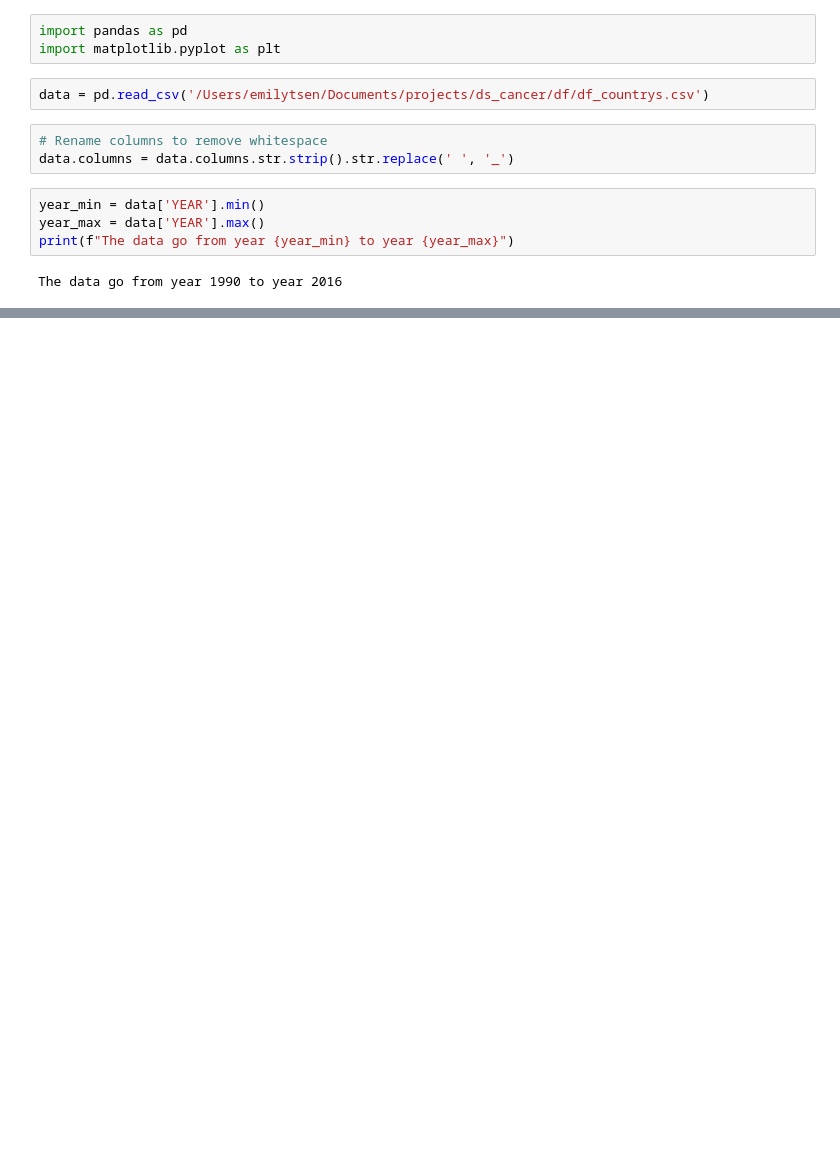
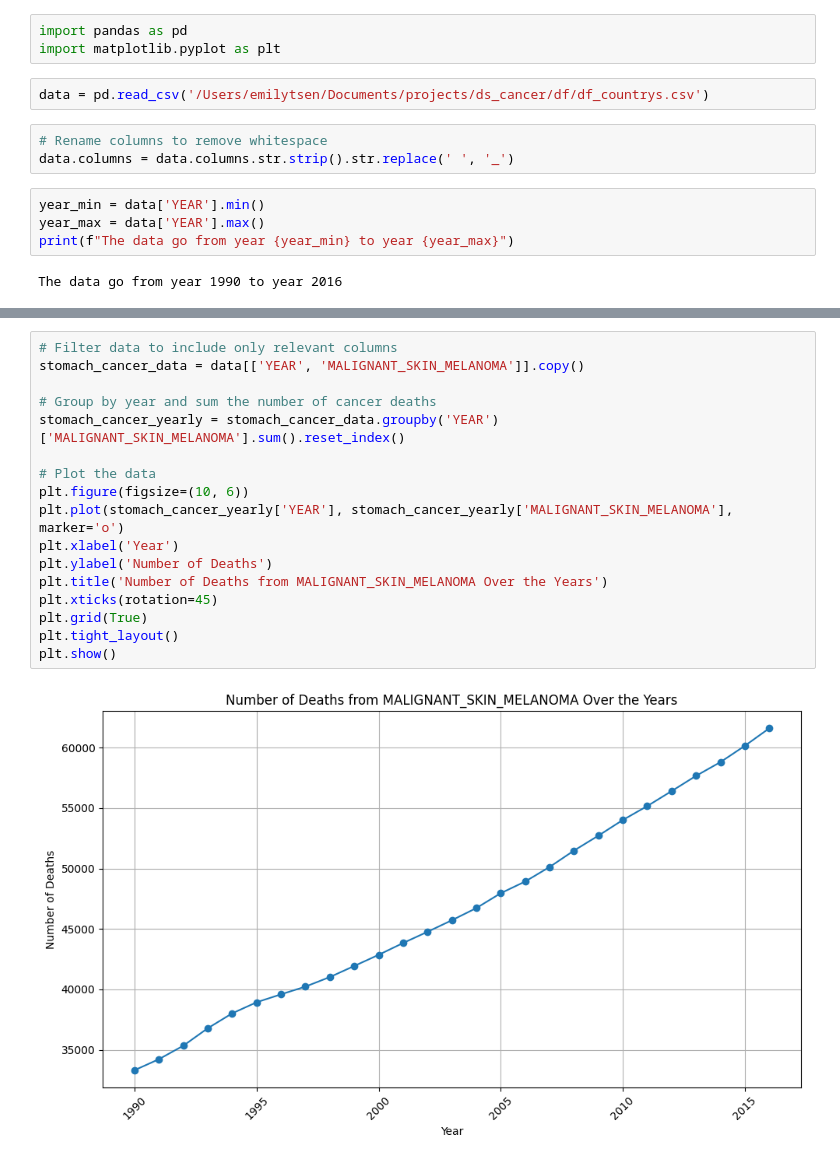
Before and after one commit to emilytsen/cancer_analysis, a Jupyter notebook: graphic/info.ipynb, the cells around one changed output, grey strips where cells are left out. Drawn from its saved outputs; the diff is of its cells as text; blank space fills up the shorter version.

```diff
--- a/graphic/info.ipynb
+++ b/graphic/info.ipynb
@@ -35,0 +72,19 @@ plt.show()
+# %%
+# Filter data to include only relevant columns
+stomach_cancer_data = data[['YEAR', 'MALIGNANT_SKIN_MELANOMA']].copy()
+
+# Group by year and sum the number of cancer deaths
+stomach_cancer_yearly = stomach_cancer_data.groupby('YEAR')['MALIGNANT_SKIN_MELANOMA'].sum().reset_index()
+
+# Plot the data
+plt.figure(figsize=(10, 6))
+plt.plot(stomach_cancer_yearly['YEAR'], stomach_cancer_yearly['MALIGNANT_SKIN_MELANOMA'], marker='o')
+plt.xlabel('Year')
+plt.ylabel('Number of Deaths')
+plt.title('Number of Deaths from MALIGNANT_SKIN_MELANOMA Over the Years')
+plt.xticks(rotation=45)
+plt.grid(True)
+plt.tight_layout()
+plt.show()
+# %% [output]
+[figure, added]
```
Also changed, not shown: parts of 3 cells of this notebook, 3 other files.
